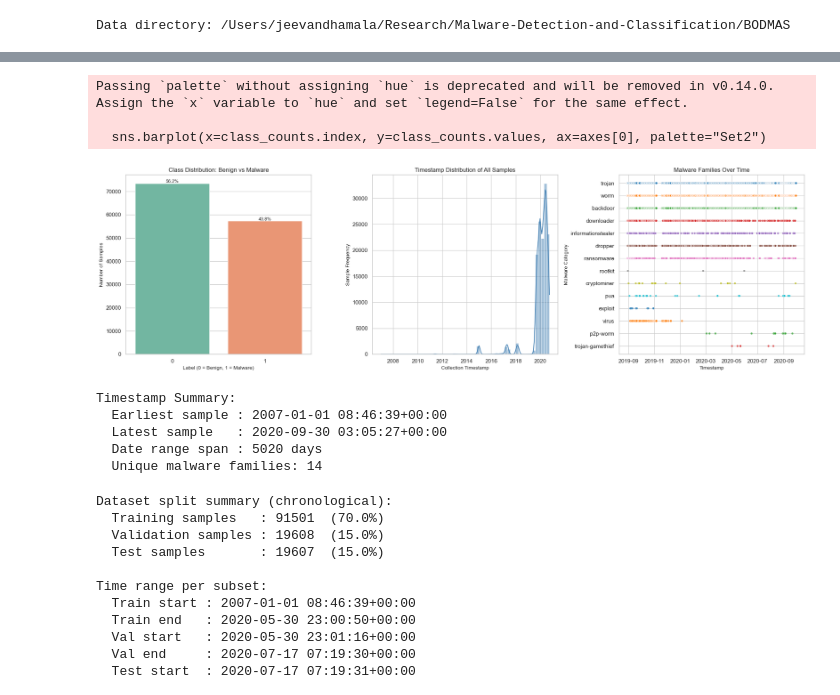
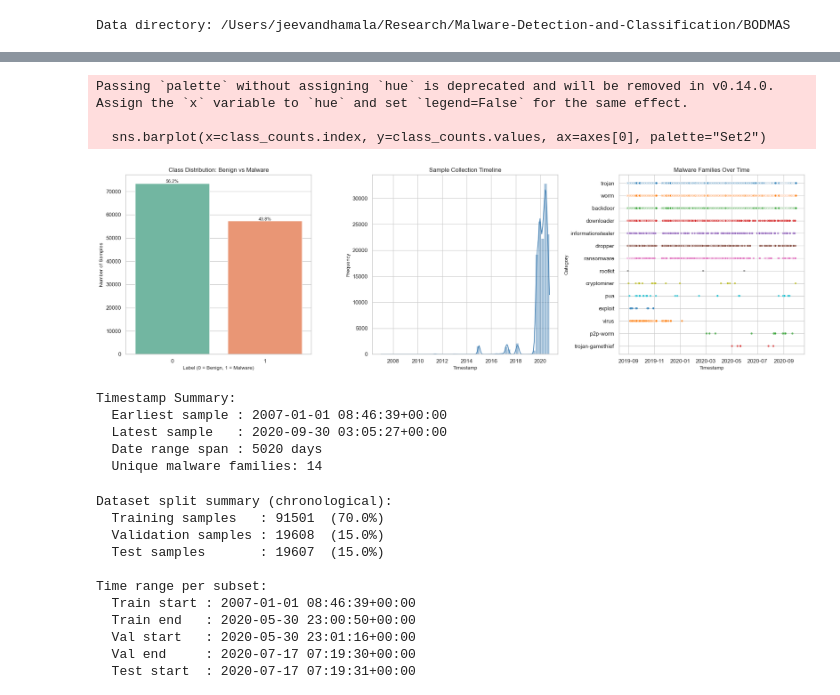
Before and after one commit to AlishanMirza/Malaria-Detection-and-Classification, a Jupyter notebook: 1.DataPreparation.ipynb, the cells around one changed output, grey strips where cells are left out. Saved outputs shown, nothing was run; the diff lists cells and outputs as text; code cells hidden in the pictures.

Commit message:
updated the model logic

```diff
--- a/1.DataPreparation.ipynb
+++ b/1.DataPreparation.ipynb
@@ -120,56 +156,57 @@ Dataset after cleaning:
 # =====================================================================
 # Step 4: Exploratory Data Analysis (EDA)
 # ---------------------------------------------------------------------
-# Objectives:
-#   1. Visualize class distribution (benign vs malware)
-#   2. Examine overall timestamp distribution
-#   3. Display malware family occurrences over time
-#
-# Notes:
-#   - This step is purely analytical; no model training occurs here.
-#   - The merged 'category' column is required for Plot 3.
+# Purpose:
+#   - Visualize class balance (benign vs malware)
+#   - Examine temporal sample distribution
+#   - Analyze malware family trends over time
 # =====================================================================
 
 import matplotlib.pyplot as plt
 import seaborn as sns
 
 # ---------------------------------------------------------------------
-# Load malware-family categories and merge into metadata
+# Load and align malware category mapping with metadata
 # ---------------------------------------------------------------------
 cat_path = DATA_DIR / "bodmas_malware_category.csv"
 malware_categories = pd.read_csv(cat_path)
 
-# Rename column for consistent join key if needed
-malware_categories.rename(columns={"sha256": "sha"}, inplace=True)
+# Standardize the column names in both DataFrames before merging
+if "sha" in malware_categories.columns:
+    malware_categories.rename(columns={"sha": "sha256"}, inplace=True)
+elif "sha256_hash" in malware_categories.columns:
+    malware_categories.rename(columns={"sha256_hash": "sha256"}, inplace=True)
 
-# Merge category labels into metadata (left join keeps all samples)
-meta = meta.merge(malware_categories, on="sha", how="left")
+if "sha256" not in malware_categories.columns:
+    raise KeyError(
+        f"No valid SHA column found in malware category file. "
+        f"Available columns: {malware_categories.columns.tolist()}"
+    )
+
+# Merge by sha256 to keep metadata alignment
+meta = meta.merge(malware_categories, on="sha256", how="left")
 
 # ---------------------------------------------------------------------
 # Configure plot aesthetics
 # ---------------------------------------------------------------------
 sns.set_theme(style="whitegrid", palette="muted")
-
-# Create a 1×3 figure layout
 fig, axes = plt.subplots(1, 3, figsize=(20, 6))
 
 # ============================================================
-# Plot 1: Class distribution (Benign vs Malware)
+# Plot 1: Class distribution
 # ============================================================
 class_counts = pd.Series(y).value_counts().sort_index()
 sns.barplot(x=class_counts.index, y=class_counts.values, ax=axes[0], palette="Set2")
-
 axes[0].set_title("Class Distribution: Benign vs Malware", fontsize=12)
 axes[0].set_xlabel("Label (0 = Benign, 1 = Malware)", fontsize=10)
 axes[0].set_ylabel("Number of Samples", fontsize=10)
 
-# Annotate percentages on top of bars
 for i, count in enumerate(class_counts.values):
-    percent = count / len(y) * 100
-    axes[0].text(i, count + (len(y) * 0.002), f"{percent:.1f}%", ha="center", fontsize=9)
+    pct = count / len(y) * 100
+    axes[0].text(i, count + (len(y) * 0.002), f"{pct:.1f}%", ha="center", fontsize=9)
 
 # ============================================================
-# Plot 2: Overall timestamp distribution
+# Plot 2: Timestamp distribution
 # ============================================================
 meta_sorted = meta.sort_values("timestamp")
 sns.histplot(
@@ -180,57 +217,48 @@ sns.histplot(
     color="steelblue",
     ax=axes[1]
 )
-
-axes[1].set_title("Timestamp Distribution of All Samples", fontsize=12)
-axes[1].set_xlabel("Collection Timestamp", fontsize=10)
-axes[1].set_ylabel("Sample Frequency", fontsize=10)
+axes[1].set_title("Sample Collection Timeline", fontsize=12)
+axes[1].set_xlabel("Timestamp", fontsize=10)
+axes[1].set_ylabel("Frequency", fontsize=10)
 
 # ============================================================
-# Plot 3: Malware families over time (scatter plot)
+# Plot 3: Malware family timeline
 # ============================================================
-# Filter only samples that have a known malware category
 meta_malware = meta[meta["category"].notna()].sort_values("timestamp")
-
-# Build a color palette matching the number of unique families
 unique_cats = meta_malware["category"].nunique()
 palette = sns.color_palette("tab10", n_colors=unique_cats)
 
-# Scatter plot: each point is a malware sample
 sns.scatterplot(
     data=meta_malware,
     x="timestamp",
     y="category",
     hue="category",
     palette=palette,
     s=18,
     alpha=0.7,
     ax=axes[2],
     legend=False
 )
-
 axes[2].set_title("Malware Families Over Time", fontsize=12)
 axes[2].set_xlabel("Timestamp", fontsize=10)
-axes[2].set_ylabel("Malware Category", fontsize=10)
+axes[2].set_ylabel("Category", fontsize=10)
 
 # ---------------------------------------------------------------------
-# Render all plots
+# Render plots and print temporal summary
 # ---------------------------------------------------------------------
 plt.tight_layout()
 plt.show()
 
-# ---------------------------------------------------------------------
-# Basic temporal summary for reference
-# ---------------------------------------------------------------------
 print("Timestamp Summary:")
 print(f"  Earliest sample : {meta['timestamp'].min()}")
 print(f"  Latest sample   : {meta['timestamp'].max()}")
 print(f"  Date range span : {(meta['timestamp'].max() - meta['timestamp'].min()).days} days")
 print(f"  Unique malware families: {unique_cats}")
 # %% [output]
 Passing `palette` without assigning `hue` is deprecated and will be removed in v0.14.0. Assign the `x` variable to `hue` and set `legend=False` for the same effect.
 
   sns.barplot(x=class_counts.index, y=class_counts.values, ax=axes[0], palette="Set2")
-[figure, old version]
+[figure, new version]
 Timestamp Summary:
   Earliest sample : 2007-01-01 08:46:39+00:00
   Latest sample   : 2020-09-30 03:05:27+00:00
```
Also changed, not shown: parts of 5 cells of this notebook, 2 other files.
